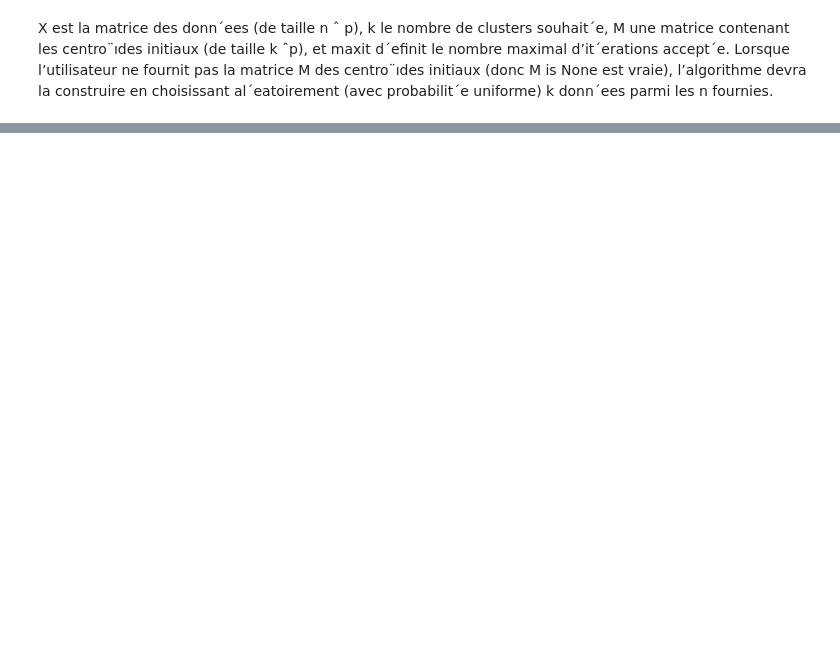
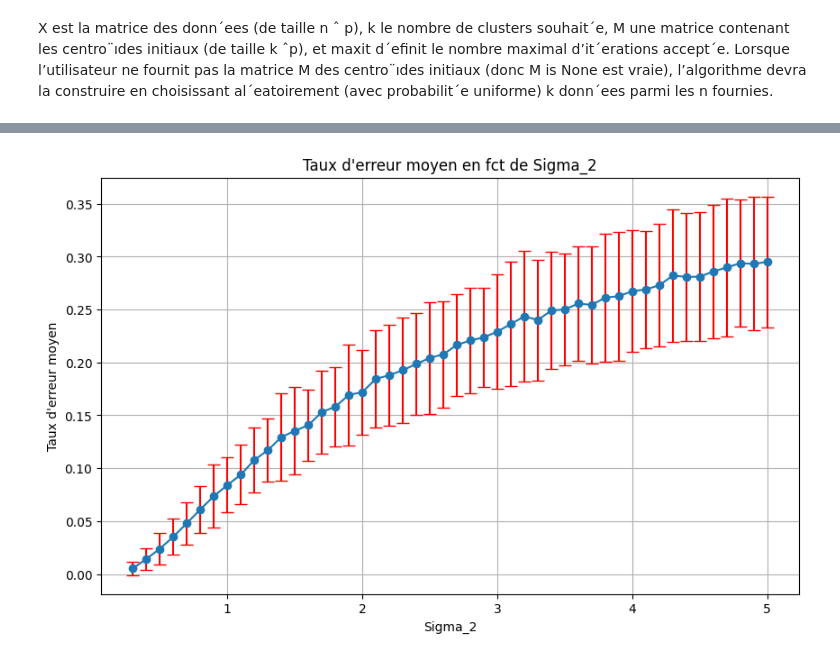
Before and after one commit to Raphael-Pellure/PY-Apprentissage-non-supervise, a Jupyter notebook: BE1_ex2.ipynb, the cells around one changed output, grey strips where cells are left out. Drawn from its saved outputs; the diff is of its cells as text; code cells hidden in the pictures; blank space fills up the shorter version.

```diff
--- a/BE1_ex2.ipynb
+++ b/BE1_ex2.ipynb
@@ -76,0 +103,60 @@ plt.show()
+# %%
+N = 500
+# 0.3 0.4 ... 5
+sigma_2_values = np.arange(3, 51)/10
+
+avg_taux_erreur_liste = []
+ecart_type_liste = []
+
+n1 = 50
+m_p = [1, 1]
+
+n2 = 80
+m_m = [-1,-1]
+
+for sigma_2 in sigma_2_values:
+    taux_erreur = []
+    ecart_type = []
+
+    for i in range(N):
+
+        X1 = norm.rvs(loc=m_p, scale=np.sqrt(sigma_2), size=(n1, 2))
+        X2 = norm.rvs(loc=m_m, scale=np.sqrt(sigma_2), size=(n2, 2))
+
+        X = np.vstack((X1, X2))
+
+        n, p = X.shape
+        k = 2
+
+        M, C = kmeans(X, k)
+
+        y_true = np.concatenate((np.ones(n1), np.zeros(n2)))
+
+        # Nombre de bonnes classifications
+        nb1 = np.sum(C == y_true)
+        nb2 = np.sum((1 - C) == y_true)  # cas où les labels sont inversés
+        nb_bonnes = max(nb1, nb2)
+
+        # taux d'erreur de classification
+        taux_erreur.append((n - nb_bonnes) / n)
+
+    # moyenne taux d'erreur
+    avg_taux_erreur = np.mean(taux_erreur)
+    avg_taux_erreur_liste.append(avg_taux_erreur)
+
+    # ecart type
+    ecart_type = np.std(taux_erreur)
+    ecart_type_liste.append(ecart_type)
+    #print(f"Sigma_2: {sigma_2}, Moyenne taux d'erreur: {avg_taux_erreur:.2f}, Ecart type: {ecart_type:.2f}")
+
+
+# plot avg taux d'erreur vs sigma_2 and ecart type as error bars
+plt.figure(figsize=(10,6))
+plt.errorbar(sigma_2_values, avg_taux_erreur_liste, yerr=ecart_type_liste, fmt='-o', ecolor='red', capsize=5)
+plt.title('Taux d\'erreur moyen en fct de Sigma_2')
+plt.xlabel('Sigma_2')
+plt.ylabel('Taux d\'erreur moyen')
+plt.grid(True)
+plt.show()
+# %% [output]
+[figure, added]
```
Also changed, not shown: parts of 4 cells of this notebook.
